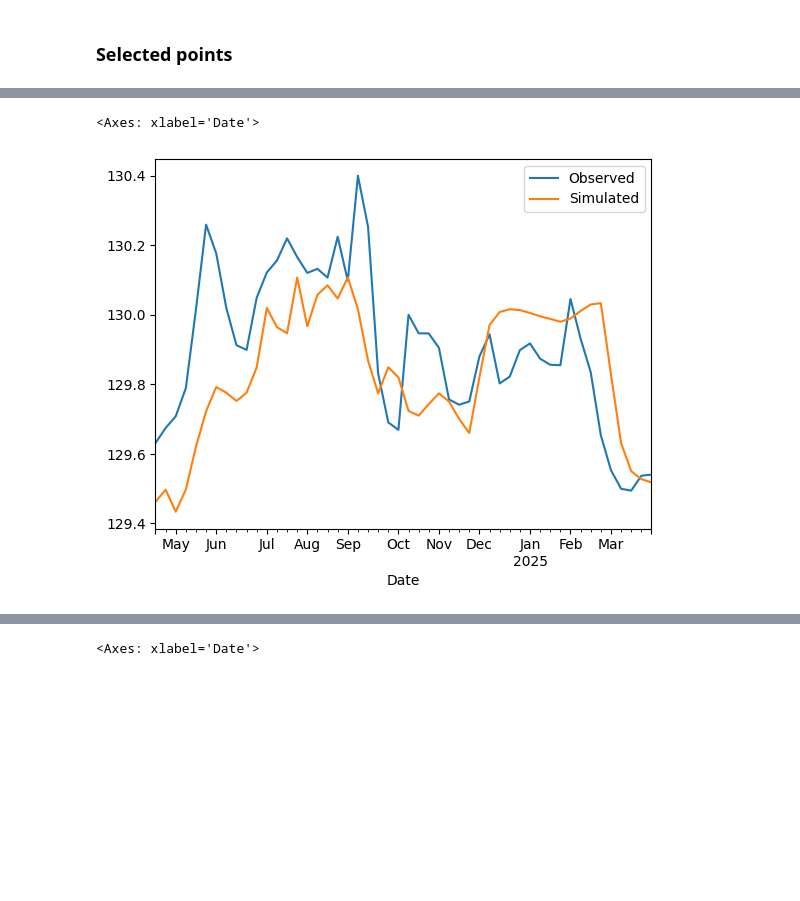
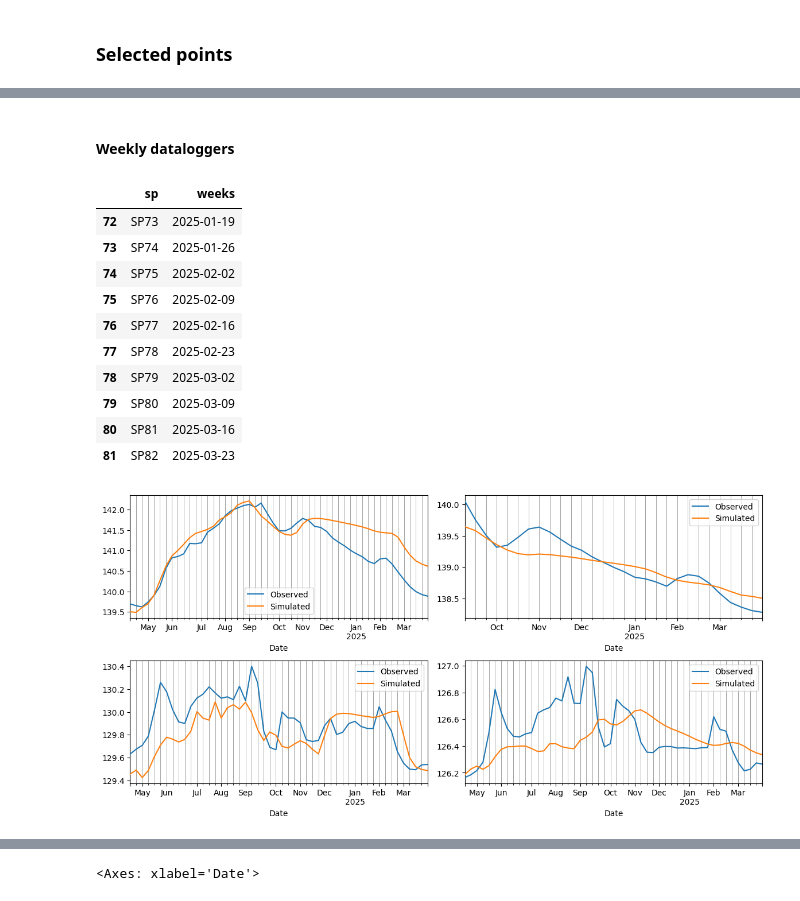
Before and after one commit to paolchol/hm, a Jupyter notebook: MAURICE/transient_model_utilities/read-output-model-usg.ipynb, the cells around one changed output, grey strips where cells are left out. Drawn from its saved outputs; the diff is of its cells as text; code cells hidden in the pictures; blank space fills up the shorter version.

```diff
--- a/MAURICE/transient_model_utilities/read-output-model-usg.ipynb
+++ b/MAURICE/transient_model_utilities/read-output-model-usg.ipynb
@@ -155,8 +163,39 @@ target_results['Date'] = dates
+# %% [markdown]
+#### Weekly dataloggers
+# %%
+weeks = pd.date_range('2023-09-03', '2025-03-30', freq='W-SUN')
+weeks = pd.DataFrame({
+    'sp': [f'SP{i}' for i in range(1, len(weeks)+1)],
+    'weeks': weeks
+})
+weeks.drop(weeks.index[-1], inplace=True)
+# %% [output]
+|  | sp | weeks |
+| 72 | SP73 | 2025-01-19 |
+| 73 | SP74 | 2025-01-26 |
+| 74 | SP75 | 2025-02-02 |
+| 75 | SP76 | 2025-02-09 |
+| 76 | SP77 | 2025-02-16 |
+| 77 | SP78 | 2025-02-23 |
+| 78 | SP79 | 2025-03-02 |
+| 79 | SP80 | 2025-03-09 |
+| 80 | SP81 | 2025-03-16 |
+| 81 | SP82 | 2025-03-23 |
 # %%
-target_results.loc[target_results.Name == 'Pz3', ['Observed', 'Simulated', 'Date']].set_index('Date').resample('1W').mean().plot()
+points = ['Pz1', 'Pz2', 'Pz3', 'Pz4']
+
+fig, axes = plt.subplots(2,2, figsize = dv.cm2inch(30, 15))
+
+for p, ax in zip(points, axes.flatten()):
+    target_results.loc[target_results.Name == p, ['Observed', 'Simulated', 'Date']].set_index('Date').resample('1W').mean().plot(ax = ax, zorder = 10)
+    for _, row in weeks.iterrows():
+        ax.axvline(row.weeks, zorder= 1, linewidth = 0.5, color = 'gray')
+        # ax.text(row.weeks, ax.get_ylim()[1]+0.1, re.sub("[^0-9]", "", row.sp), fontsize = 10) # non funziona
+
+fig.tight_layout()
+fig.savefig(os.path.join(model_cwd, 'plot', 'weekly-resampled.png'), bbox_inches = 'tight', dpi = 300)
 # %% [output]
-<Axes: xlabel='Date'>
-[figure, old version]
+[figure, new version]
 # %%
 target_results.loc[target_results.Name == 'Pz4', ['Observed', 'Simulated', 'Date']].set_index('Date').resample('1W').mean().plot()
 # %% [output]
```
Also changed, not shown: parts of 18 cells of this notebook.
